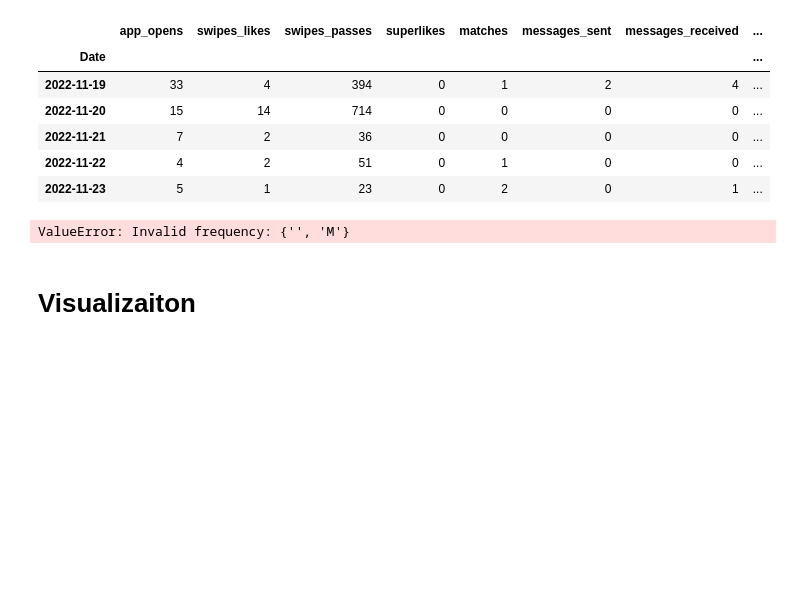
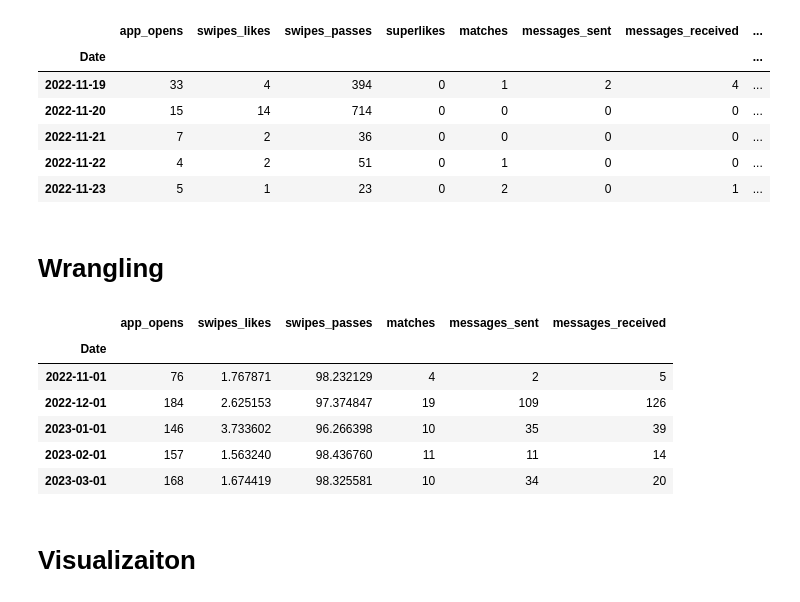
Before and after one commit to saminourji/TinderAnalysis, a Jupyter notebook: main.ipynb, the cells around one changed output. Cells and saved outputs as stored; diff of their text form; code cells hidden in the pictures; blank space fills up the shorter version.

Commit message:
Added scaled df and pctg stacked bar graph

```diff
--- a/main.ipynb
+++ b/main.ipynb
@@ -23,24 +23,32 @@ df.head()
 | 2022-11-21 | 7 | 2 | 36 | 0 | 0 | 0 | 0 | ... |
 | 2022-11-22 | 4 | 2 | 51 | 0 | 1 | 0 | 0 | ... |
 | 2022-11-23 | 5 | 1 | 23 | 0 | 2 | 0 | 1 | ... |
+# %% [markdown]
+# Wrangling
 # %%
 df = df.drop(["superlikes", "advertising_id", "idfa"], axis = 1)
 df.index = pd.to_datetime(df.index)
 
-df_weekly = df.resample("BMS").sum()
+df_weekly = df.resample("W-MON").sum()
 
-df_scaled = df_weekly.resample({"","M"}).sum()
+df_scaled = df_weekly.resample("MS").sum()
 df_scaled["swipes_passes_pct"] = 100*df_scaled["swipes_passes"] /(df_scaled["swipes_likes"]  + df_scaled["swipes_passes"] )
 df_scaled["swipes_likes"] = 100*df_scaled["swipes_likes"] /(df_scaled["swipes_likes"]  + df_scaled["swipes_passes"] )
 df_scaled["swipes_passes"] = df_scaled["swipes_passes_pct"]
 df_scaled = df_scaled.drop("swipes_passes_pct", axis = 1)
 # df_scaled = df_scaled["swipes_likes"].transform(lambda x: 100*x/(df_weekly["swipes_likes"]+df_weekly["swipes_passes"]))
 
 df_weekly.head()
 df_scaled.head()
 # df = df.groupby()
 # %% [output]
-ValueError: Invalid frequency: {'', 'M'}
+|  | app_opens | swipes_likes | swipes_passes | matches | messages_sent | messages_received |
+| Date |  |  |  |  |  |  |
+| 2022-11-01 | 76 | 1.767871 | 98.232129 | 4 | 2 | 5 |
+| 2022-12-01 | 184 | 2.625153 | 97.374847 | 19 | 109 | 126 |
+| 2023-01-01 | 146 | 3.733602 | 96.266398 | 10 | 35 | 39 |
+| 2023-02-01 | 157 | 1.563240 | 98.436760 | 11 | 11 | 14 |
+| 2023-03-01 | 168 | 1.674419 | 98.325581 | 10 | 34 | 20 |
 # %% [markdown]
 # Visualizaiton
 # %%
```
